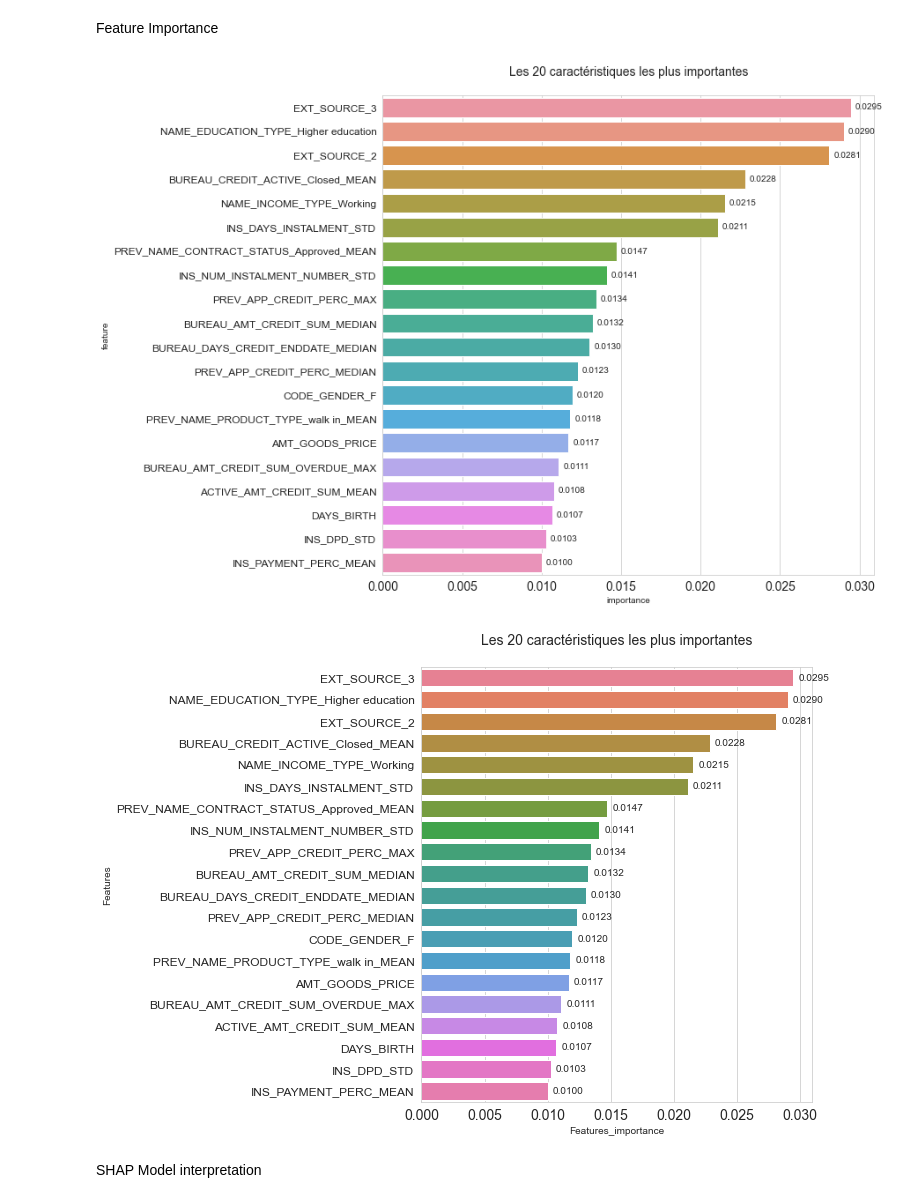
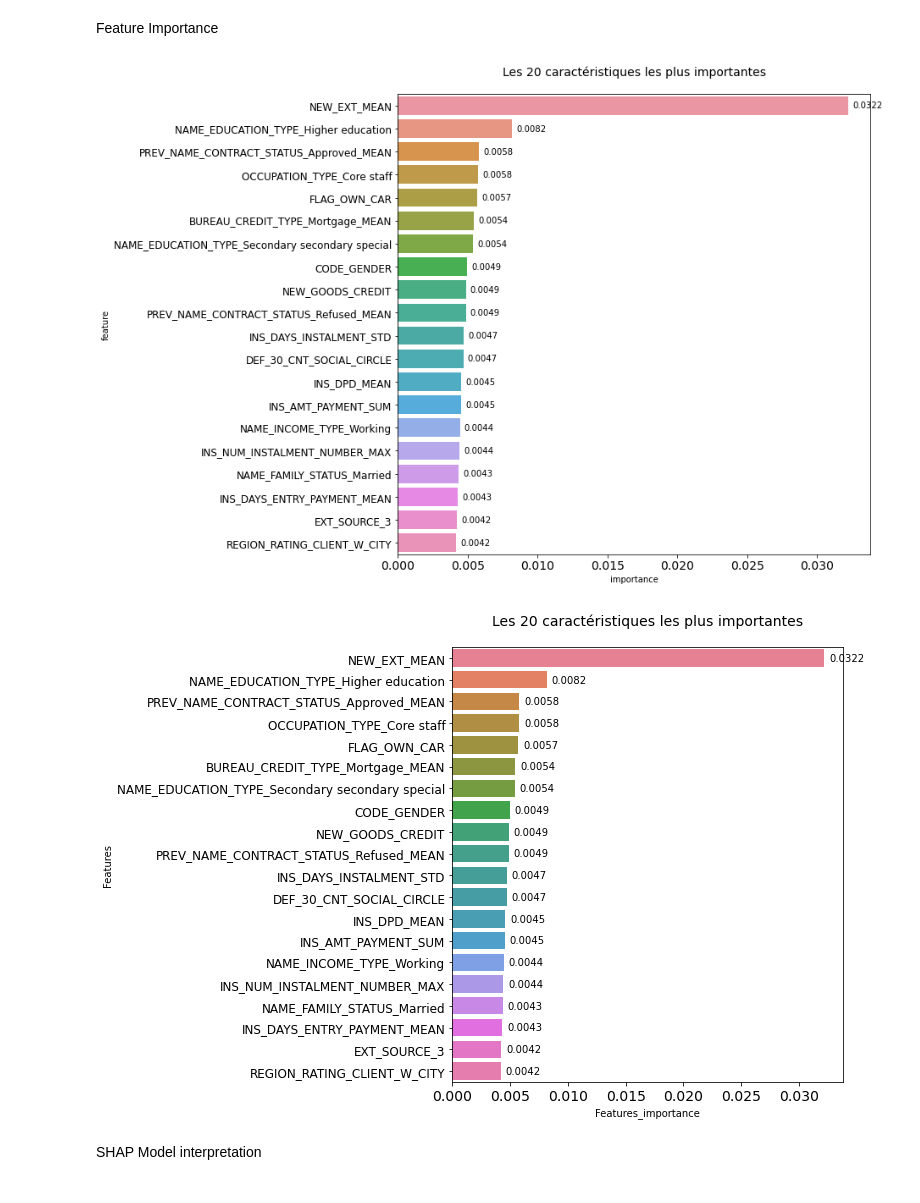
Before and after one commit to mohamedtrabis/Projet-7-Implementez-un-modele-de-scoring, a Jupyter notebook: P7_01_dashboard.ipynb, the cells around one changed output. Drawn from its saved outputs; the diff is of its cells as text; code cells hidden in the pictures.

```diff
--- a/P7_01_dashboard.ipynb
+++ b/P7_01_dashboard.ipynb
@@ -1862,0 +1566,2 @@ Score train   :  0.9212733055908273
+# %%
+X_train, X_test, y_train, y_test = train_test_split(X, y, test_size = 0.2, random_state=0,shuffle=df_train1['TARGET'])
@@ -1862,0 +1576,19 @@ Score train   :  0.9212733055908273
+# %%
+xgb_clf = XGBClassifier(
+#                         learning_rate =0.01,
+#                         n_estimators=500,
+#                         max_depth=4,
+#                         min_child_weight=4,
+#                         subsample=0.8,
+#                         colsample_bytree=0.8,
+#                         objective= 'binary:logistic',
+#                         nthread=4,
+#                         scale_pos_weight=2,
+#                         seed=27
+
+n_estimators = 1000, max_depth = 3, learning_rate = 0.1, n_jobs = -1, random_state = 59)
+
+# xgb_clf = Pipeline([
+#                  ("transform" , preprocessor),
+#                  ("xgb_clf",XGBClassifier())
+#                  ])
@@ -1862,0 +1597,2 @@ Score train   :  0.9212733055908273
+# %%
+xgb_clf.fit(X_train, y_train)
@@ -1905,7 +1921,7 @@ Feature Importance
 # %%
 feature_importance_df = pd.DataFrame()
 feature_importance_df["feature"] = X_train.columns
-feature_importance_df["importance"] = xgbr.feature_importances_
+feature_importance_df["importance"] = xgb_clf.feature_importances_
 
 feature_importance_df  = feature_importance_df.sort_values('importance', ascending=False).reset_index()
 plt.figure(figsize = (10, 10))
@@ -1923,36 +1939,36 @@ plt.xticks(fontsize=14)
 plt.yticks(fontsize=12)
 plt.show()
 # %% [output]
-[figure, old version]
+[figure, new version]
 # %%
 import warnings
 # Créer dataframe des caractéristiques les plus importantes
 df_feature_importance=pd.DataFrame({'Features': df_train1.iloc[ :, 2:].columns,
-              'Features_importance':xgbr.feature_importances_
+              'Features_importance':xgb_clf.feature_importances_
               })
 
 df_feature_importance_20 = df_feature_importance.sort_values(by='Features_importance', ascending=False).head(20)
 # df_feature_importance.sort_values(by='Features_importance', ascending=False).head(20).to_csv('df_feature_importance.csv', index = False)
 
 # Graphique des caractéristiques les plus importantes
 fig, ax = plt.subplots()
 
 ax = sns.barplot(x="Features_importance", y="Features", data=df_feature_importance_20, palette="husl")
 
 # Ajouter les annotations sur les barres
 for p in ax.patches:
     ax.annotate("%.4f" % p.get_width(), xy=(p.get_width(), p.get_y()+p.get_height()/2),
                 xytext=(5, 0), textcoords='offset points', ha="left", va="center")
 
 # Ajouter des textes aux labels, titre etc.
 fig.set_size_inches(7, 8)
 ax.set_title("Les 20 caractéristiques les plus importantes\n", fontsize=14)
 
 plt.xticks(fontsize=14)
 plt.yticks(fontsize=12)
 plt.show()
 # %% [output]
-[figure, old version]
+[figure, new version]
 # %% [markdown]
 SHAP Model interpretation
 # %%
```
Also changed, not shown: parts of 271 cells of this notebook, 1 other file.
